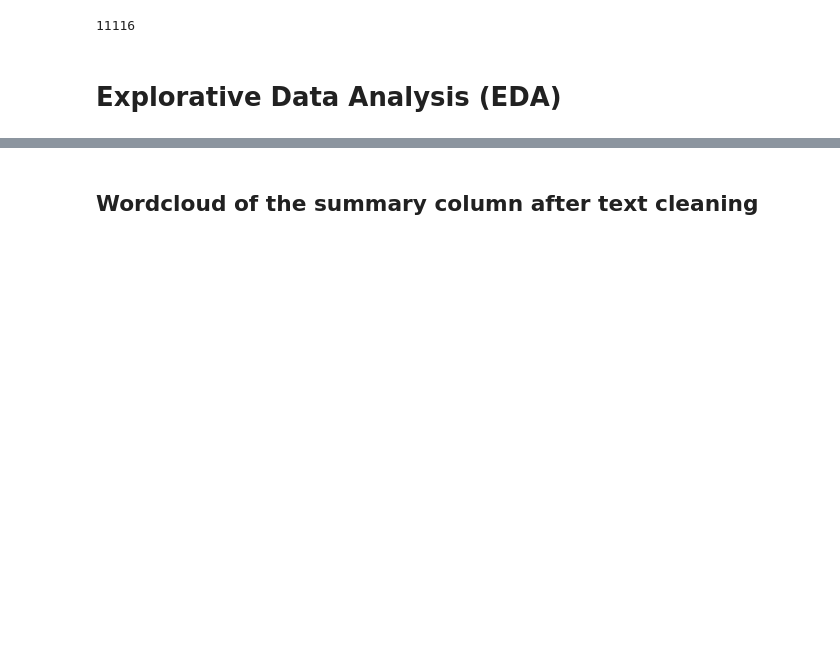
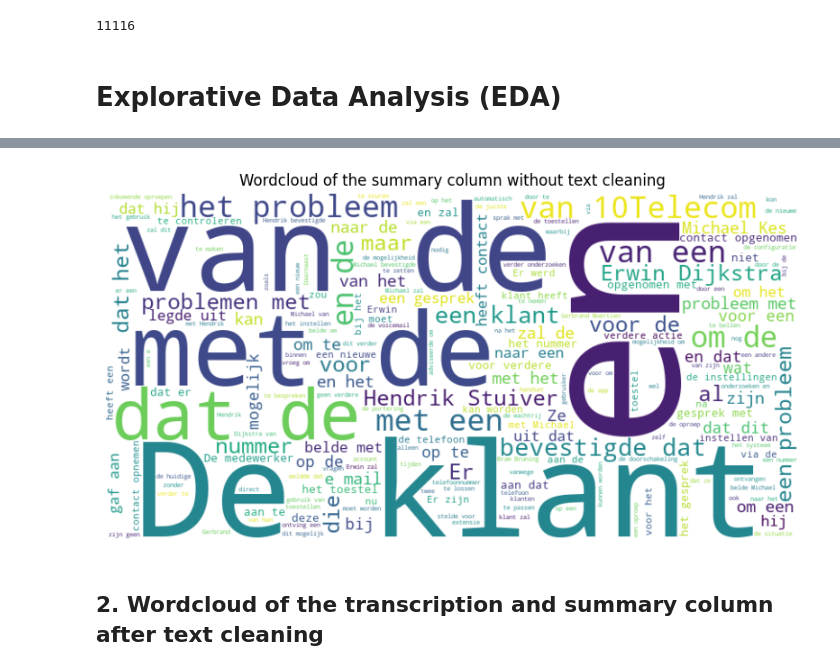
Before and after one commit to fredboneML/RECIPE_AGENT, a Jupyter notebook: notebooks/ai_analyzer.ipynb, the cells around one changed output, grey strips where cells are left out. Cells and saved outputs as stored; diff of their text form; code cells hidden in the pictures; blank space fills up the shorter version.

```diff
--- a/notebooks/ai_analyzer.ipynb
+++ b/notebooks/ai_analyzer.ipynb
@@ -75,5 +78,9 @@ plt.show()
+# %%
+generate_wordcloud(df=df, col_name='summary')
+# %% [output]
+[figure, added]
 # %% [markdown]
-## Wordcloud of the summary column after text cleaning
+## 2. Wordcloud of the transcription and summary column after text cleaning
 # %%
 # Import necessary libraries
 import string
```
Also changed, not shown: parts of 16 cells of this notebook.
